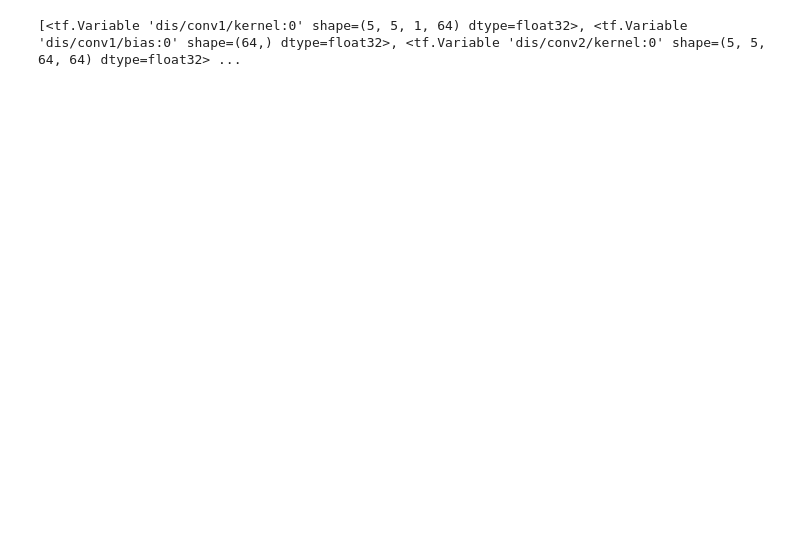
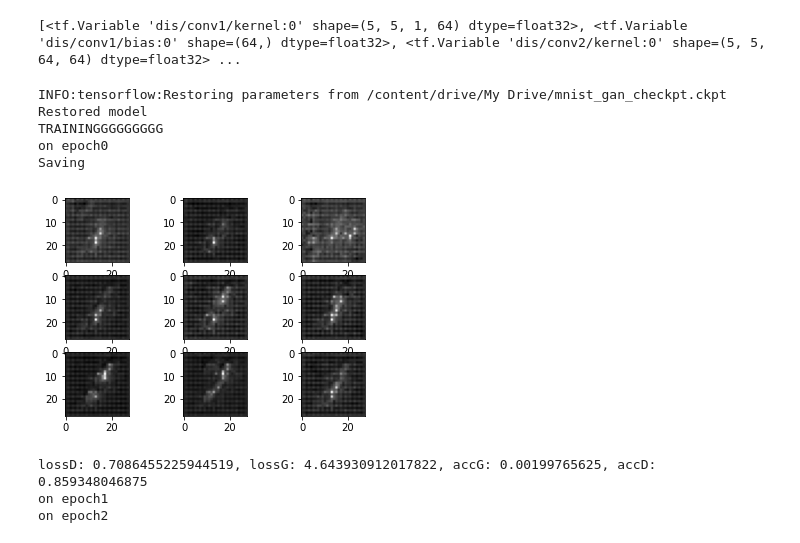
Before and after one commit to abhinavj98/machine-learning, a Jupyter notebook: gan.ipynb, the cells around one changed output. Cells and saved outputs as stored; diff of their text form; code cells hidden in the pictures; blank space fills up the shorter version.

```diff
--- a/gan.ipynb
+++ b/gan.ipynb
@@ -104,19 +104,19 @@ class GAN:
     layers['convt1'] = tf.keras.layers.Conv2DTranspose(kernel_size=5, filters=64, strides=2, padding='same', activation=tf.nn.leaky_relu, name = 'gen/convt1')
     layers['dropout2'] = tf.keras.layers.Dropout(keep_prob, name = 'gen/dropout2')
     layers['bnorm2'] = tf.keras.layers.BatchNormalization(momentum=momentum, name = 'gen/bnorm2')
-    layers['convt2'] = tf.layers.Conv2DTranspose(kernel_size=5, filters=1, strides=2, padding='same', activation=tf.nn.sigmoid, name = 'gen/convt2')
-#     layers['dropout3'] = tf.keras.layers.Dropout(keep_prob, name = 'gen/dropout3')
-#     layers['bnorm3'] = tf.keras.layers.BatchNormalization(momentum=momentum, name = 'gen/bnorm3')
-#     layers['convt3'] = tf.keras.layers.Conv2DTranspose(kernel_size=5, filters=64, strides=1, padding='same', activation=tf.nn.leaky_relu, name = 'gen/convt3')
-#     layers['dropout4'] = tf.keras.layers.Dropout(keep_prob, name = 'gen/dropout4')
-#     layers['bnorm4'] = tf.keras.layers.BatchNormalization(momentum=momentum, name = 'gen/bnorm4')
-#     layers['convt4'] = tf.keras.layers.Conv2DTranspose(kernel_size=5, filters=1, strides=1, padding='same', activation=tf.nn.sigmoid, name = 'gen/convt4')
+    layers['convt2'] = tf.layers.Conv2DTranspose(kernel_size=5, filters=1, strides=2, padding='same', activation=tf.nn.leaky_relu, name = 'gen/convt2')
+    layers['dropout3'] = tf.keras.layers.Dropout(keep_prob, name = 'gen/dropout3')
+    layers['bnorm3'] = tf.keras.layers.BatchNormalization(momentum=momentum, name = 'gen/bnorm3')
+    layers['convt3'] = tf.keras.layers.Conv2DTranspose(kernel_size=5, filters=64, strides=1, padding='same', activation=tf.nn.leaky_relu, name = 'gen/convt3')
+    layers['dropout4'] = tf.keras.layers.Dropout(keep_prob, name = 'gen/dropout4')
+    layers['bnorm4'] = tf.keras.layers.BatchNormalization(momentum=momentum, name = 'gen/bnorm4')
+    layers['convt4'] = tf.keras.layers.Conv2DTranspose(kernel_size=5, filters=1, strides=1, padding='same', activation=tf.nn.sigmoid, name = 'gen/convt4')
 
     return layers
 
   def discriminator(self):
     layers = {}
-    keep_prob = 0.5
+    keep_prob = 0.7
     layers['conv1'] = tf.keras.layers.Conv2D(kernel_size=5, filters=64, strides=2, padding='same', activation=tf.nn.leaky_relu, input_shape = (28,28,1), name = 'dis/conv1')
     layers['dropout1'] = tf.keras.layers.Dropout(keep_prob, name = 'dis/dropout1')
     layers['conv2'] = tf.keras.layers.Conv2D(kernel_size=5, filters=64, strides=1, padding='same', activation=tf.nn.leaky_relu, name = 'dis/conv2')
@@ -178,8 +190,8 @@ samples=[] #generator examples
 D_losses = []
 G_losses = []
 # %%
-lr_D=0.0002
-lr_G=0.0002
+lr_D=0.002
+lr_G=0.002
 batch_size = 128
 #Do this when multiple networks interact with each other
 tvars=tf.trainable_variables()  #returns all variables created(the two variable scopes) and makes trainable true
@@ -199,47 +211,59 @@ print(d_vars, g_vars)
 with tf.Session() as sess:
   l = False
   sess.run(init)
-  restore = False
+  restore = True
   num_batches = train_images.shape[0]//batch_size
   if restore:
-    if os.path.exists("/content/drive/My Drive/checkpoint"):
-      saver.restore(sess, "/content/drive/My Drive/checkpt.ckpt")
+    if True or os.path.exists("/content/drive/My Drive/mnist_gan_checkpt.ckpt"):
+      saver.restore(sess, "/content/drive/My Drive/mnist_gan_checkpt.ckpt")
       print("Restored model")
+
+  print("TRAININGGGGGGGGG")
 
 
   for epoch in range(epochs):
     for i in range(num_batches):
       batch = train_images[batch_size*i:(batch_size)*(i+1)]
       batch_images = batch*2-1
       batch_images = np.reshape(batch_images, (-1,28,28,1))
       batch_z = np.random.uniform(-1,1,size=(batch_size,100))
-      sess.run(D_trainer, feed_dict = {real_images:batch_images,z:batch_z})
-      for l in range(500):
+      sess.run(G_trainer, feed_dict={z:batch_z})
+      for l in range(5):
         batch_z = np.random.uniform(-1,1,size=(batch_size,100))
-        sess.run(G_trainer, feed_dict={z:batch_z})
+        sess.run(D_trainer, feed_dict = {real_images:batch_images,z:batch_z})
 
     print("on epoch{}".format(epoch))
 
     if epoch%10 == 0:
       print("Saving")
-      save_path = saver.save(sess, "/content/drive/My Drive/checkpt.ckpt")
+      save_path = saver.save(sess, "/content/drive/My Drive/mnist_gan_checkpt.ckpt")
       batch_z = np.random.uniform(-1,1,size=(10000,100))
       sample_z=np.random.uniform(-1,1,size=(9,100))
       gen_sample=sess.run(G,feed_dict={z:sample_z})
-      print(sample_z)
+      # print(sample_z)
       for k in range(9):
         plt.subplot(3,3,k+1)
         plt.imshow((gen_sample[k].reshape(28,28)+1)/2, cmap = 'gray')
       plt.show()
       D_real, D_fake, lossD, lossG = sess.run([D_logits_real, D_logits_fake, D_loss, G_loss], feed_dict={real_images:np.reshape(test_images*2-1, (-1,28,28,1)), z:batch_z})
       D_acc_real = dis_accuracy(np.array(D_real), 0.5, True)
       D_acc_fake = dis_accuracy(np.array(D_fake), 0.5, False)
       G_acc = dis_accuracy(np.array(D_fake), 0.5, True)
 
       print("lossD: {}, lossG: {}, accG: {}, accD: {}".format(lossD, lossG, G_acc, (D_acc_real + D_acc_fake)/2))
       samples.append(gen_sample)
       D_losses.append(lossD)
       G_losses.append(lossG)
+# %% [output]
+INFO:tensorflow:Restoring parameters from /content/drive/My Drive/mnist_gan_checkpt.ckpt
+Restored model
+TRAININGGGGGGGGG
+on epoch0
+Saving
+[figure, added]
+lossD: 0.7086455225944519, lossG: 4.643930912017822, accG: 0.00199765625, accD: 0.859348046875
+on epoch1
+on epoch2
 # %%
  with tf.Session() as sess:
   sess.run(init)
```
Also changed, not shown: parts of 5 cells of this notebook.
